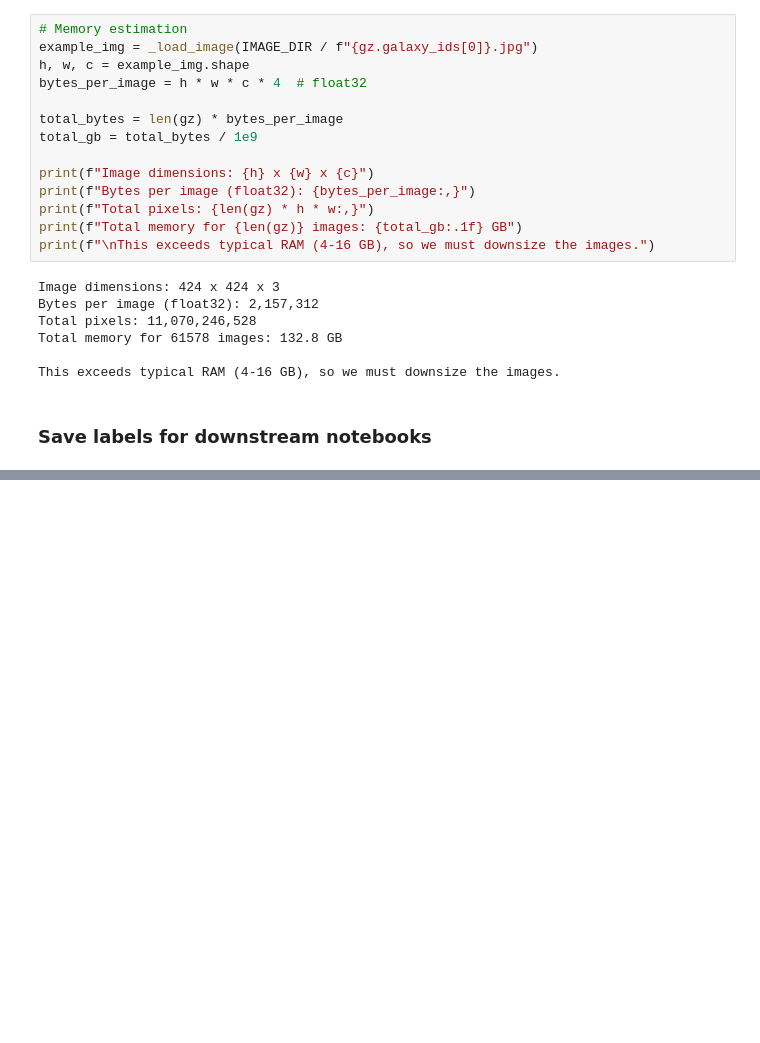
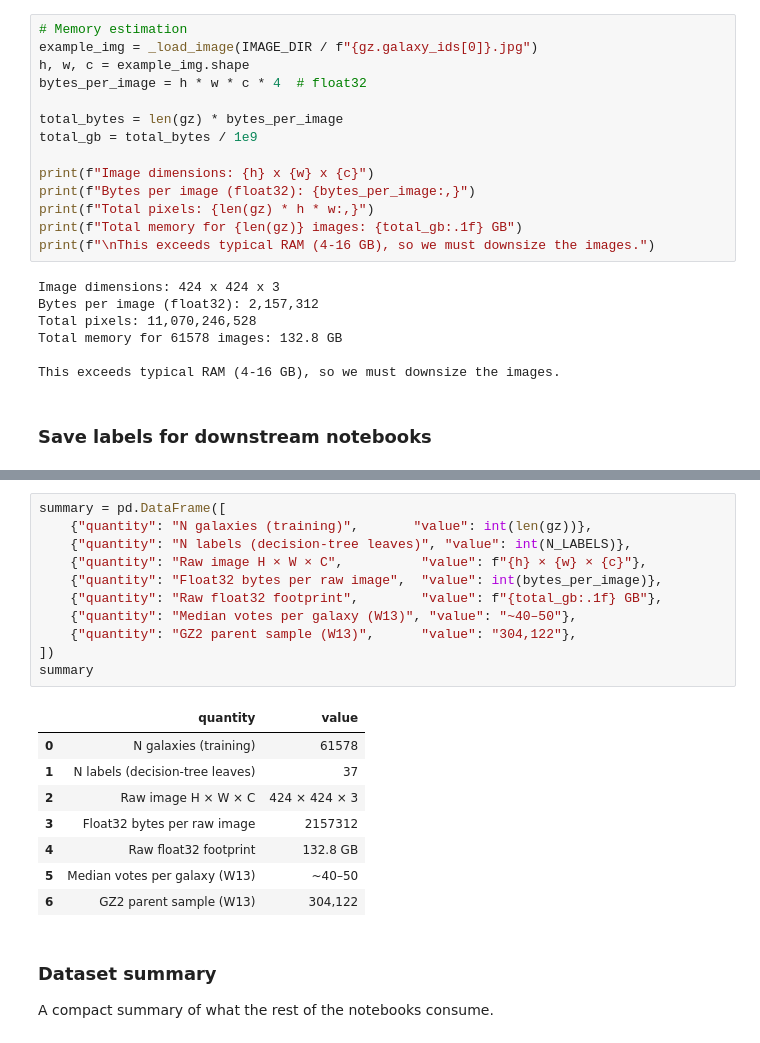
Before and after one commit to raw-asparagus/ay-128, a Jupyter notebook: labs/03/01-data-exploration.ipynb, the cells around one changed output, grey strips where cells are left out. Saved outputs shown, nothing was run; the diff lists cells and outputs as text; blank space fills up the shorter version.

Commit message:
[LAB04] Update notebooks

```diff
--- a/labs/03/01-data-exploration.ipynb
+++ b/labs/03/01-data-exploration.ipynb
@@ -348,3 +406,27 @@ Saved artifacts/galaxy_zoo_labels.npz
   galaxy_ids: (61578,)
   labels: (61578, 37)
   corr_matrix: (37, 37)
+# %%
+summary = pd.DataFrame([
+    {"quantity": "N galaxies (training)",       "value": int(len(gz))},
+    {"quantity": "N labels (decision-tree leaves)", "value": int(N_LABELS)},
+    {"quantity": "Raw image H × W × C",          "value": f"{h} × {w} × {c}"},
+    {"quantity": "Float32 bytes per raw image",  "value": int(bytes_per_image)},
+    {"quantity": "Raw float32 footprint",        "value": f"{total_gb:.1f} GB"},
+    {"quantity": "Median votes per galaxy (W13)", "value": "~40–50"},
+    {"quantity": "GZ2 parent sample (W13)",      "value": "304,122"},
+])
+summary
+# %% [output]
+|  | quantity | value |
+| 0 | N galaxies (training) | 61578 |
+| 1 | N labels (decision-tree leaves) | 37 |
+| 2 | Raw image H × W × C | 424 × 424 × 3 |
+| 3 | Float32 bytes per raw image | 2157312 |
+| 4 | Raw float32 footprint | 132.8 GB |
+| 5 | Median votes per galaxy (W13) | ~40–50 |
+| 6 | GZ2 parent sample (W13) | 304,122 |
+# %% [markdown]
+### Dataset summary
+
+A compact summary of what the rest of the notebooks consume.
```
Also changed, not shown: parts of 4 cells of this notebook, 25 other files.
